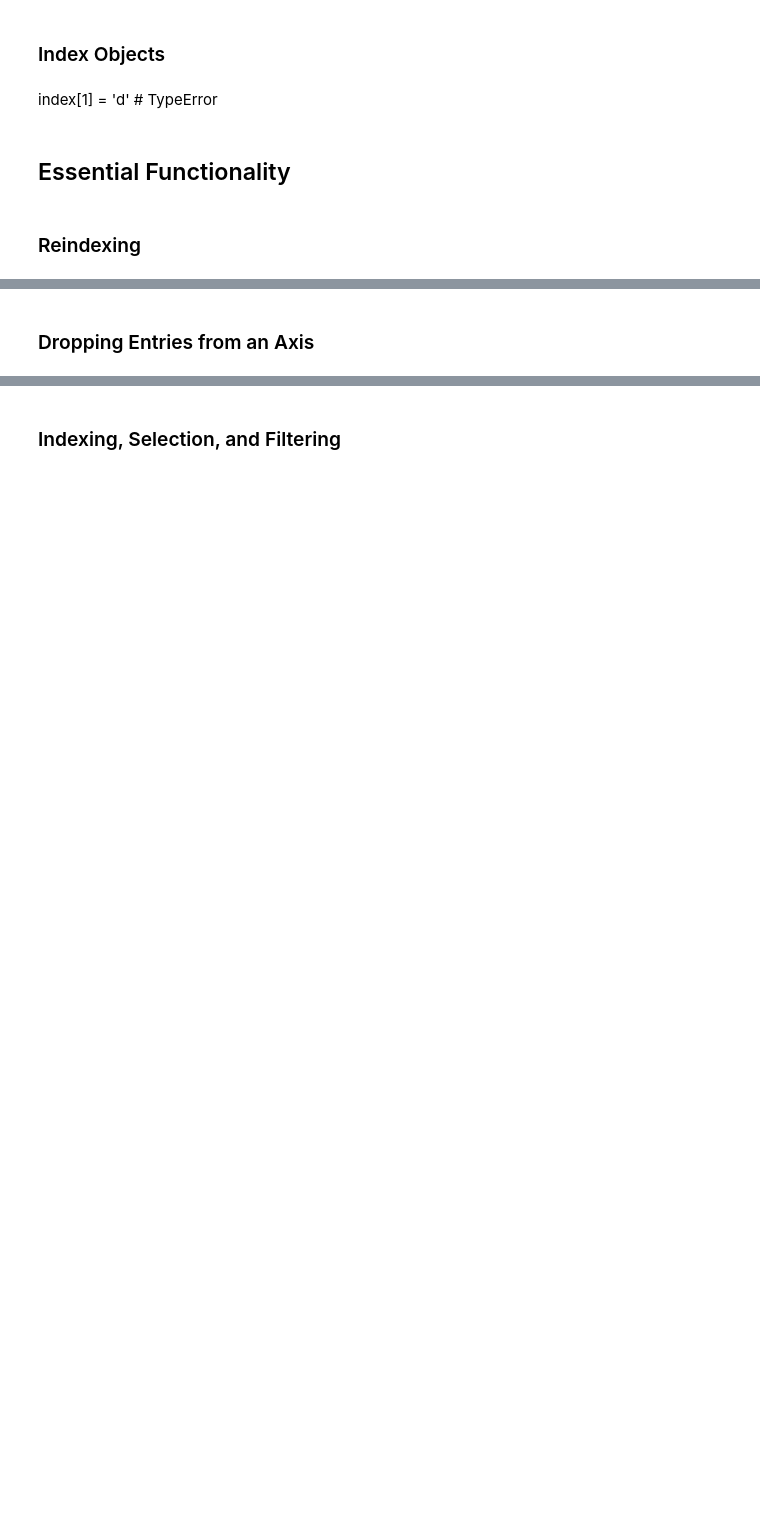
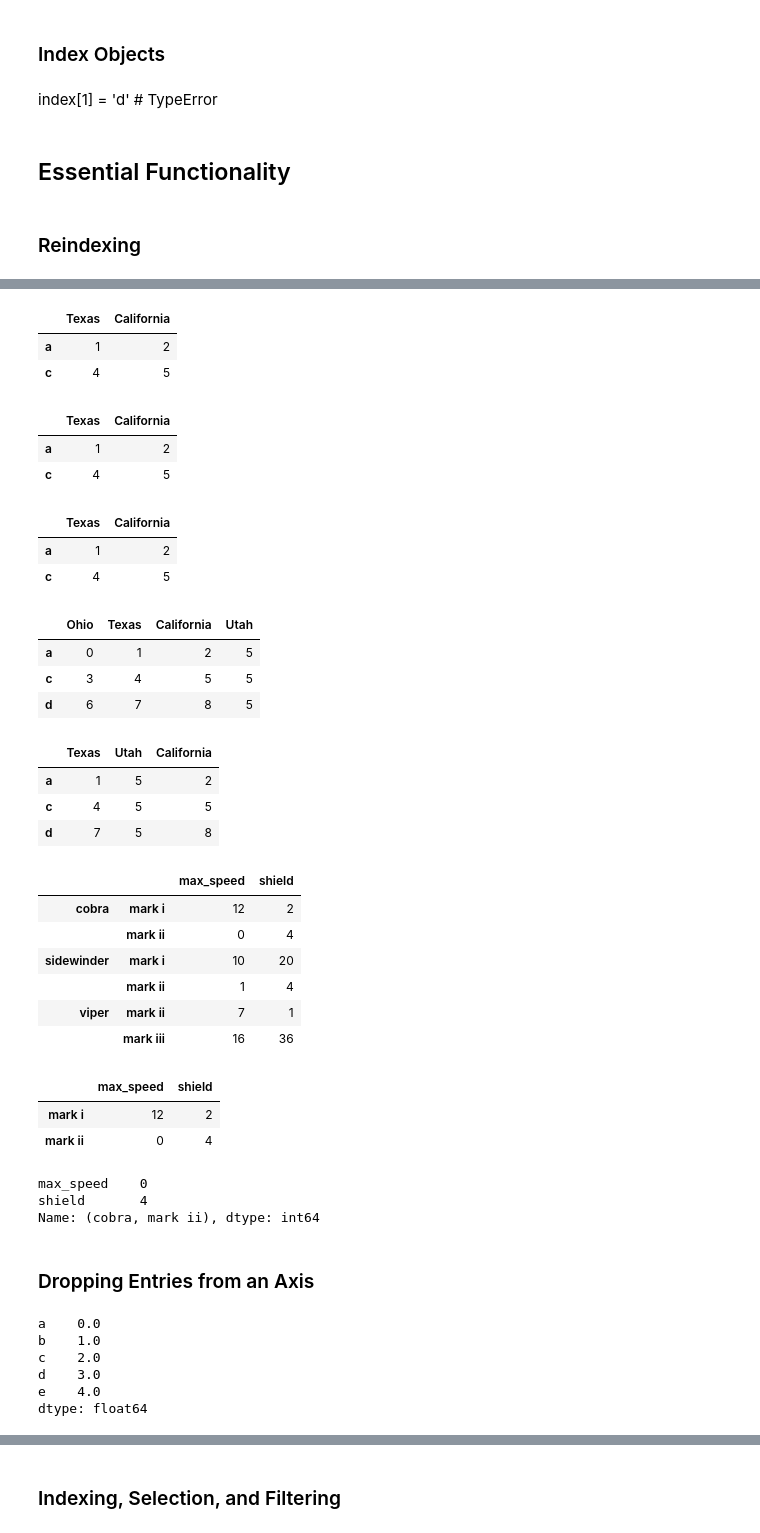
Before and after one commit to lee7py/Pydata-ANS-VIS, a Jupyter notebook: data code/ch05-study.ipynb, the cells around one changed output, grey strips where cells are left out. Drawn from its saved outputs; the diff is of its cells as text; code cells hidden in the pictures; blank space fills up the shorter version.

```diff
--- a/data code/ch05-study.ipynb
+++ b/data code/ch05-study.ipynb
@@ -451,2 +266,6 @@ frame.reindex(columns=states)
 # %%
-frame.loc[['a', 'b', 'c', 'd'], states]
+frame.loc[['a', 'c'], ['Texas', 'California']]
+# %% [output]
+|  | Texas | California |
+| a | 1 | 2 |
+| c | 4 | 5 |
@@ -453,8 +274,72 @@ frame.loc[['a', 'b', 'c', 'd'], states]
+# %%
+frame.loc[['a', 'c'], ['Texas', 'California']]
+# %% [output]
+|  | Texas | California |
+| a | 1 | 2 |
+| c | 4 | 5 |
+# %%
+frame.loc['a':'c', 'Texas':'California']
+# %% [output]
+|  | Texas | California |
+| a | 1 | 2 |
+| c | 4 | 5 |
+# %%
+frame['Utah'] = 5
+frame
+# %% [output]
+|  | Ohio | Texas | California | Utah |
+| a | 0 | 1 | 2 | 5 |
+| c | 3 | 4 | 5 | 5 |
+| d | 6 | 7 | 8 | 5 |
+# %%
+states = ['Texas', 'Utah', 'California']
+frame.loc[['a', 'c', 'd'], states]
+#frame.loc[['a', 'c', 'd'], ['Texas', 'Utah', 'California']] #위와 동일
+# %% [output]
+|  | Texas | Utah | California |
+| a | 1 | 5 | 2 |
+| c | 4 | 5 | 5 |
+| d | 7 | 5 | 8 |
+# %%
+tuples = [
+   ('cobra', 'mark i'), ('cobra', 'mark ii'),
+   ('sidewinder', 'mark i'), ('sidewinder', 'mark ii'),
+   ('viper', 'mark ii'), ('viper', 'mark iii')
+]
+index = pd.MultiIndex.from_tuples(tuples)
+values = [[12, 2], [0, 4], [10, 20],
+        [1, 4], [7, 1], [16, 36]]
+df = pd.DataFrame(values, columns=['max_speed', 'shield'], index=index)
+df
+# %% [output]
+|  |  | max_speed | shield |
+| cobra | mark i | 12 | 2 |
+|  | mark ii | 0 | 4 |
+| sidewinder | mark i | 10 | 20 |
+|  | mark ii | 1 | 4 |
+| viper | mark ii | 7 | 1 |
+|  | mark iii | 16 | 36 |
+# %%
+df.loc['cobra']
+# %% [output]
+|  | max_speed | shield |
+| mark i | 12 | 2 |
+| mark ii | 0 | 4 |
+# %%
+df.loc[('cobra', 'mark ii')]
+# %% [output]
+max_speed    0
+shield       4
+Name: (cobra, mark ii), dtype: int64
 # %% [markdown]
 ### Dropping Entries from an Axis
 # %%
 obj = pd.Series(np.arange(5.), index=['a', 'b', 'c', 'd', 'e'])
 obj
-new_obj = obj.drop('c')
-new_obj
-obj.drop(['d', 'c'])
+# %% [output]
+a    0.0
+b    1.0
+c    2.0
+d    3.0
+e    4.0
+dtype: float64
```
Also changed, not shown: parts of 244 cells of this notebook, 7 other files.
